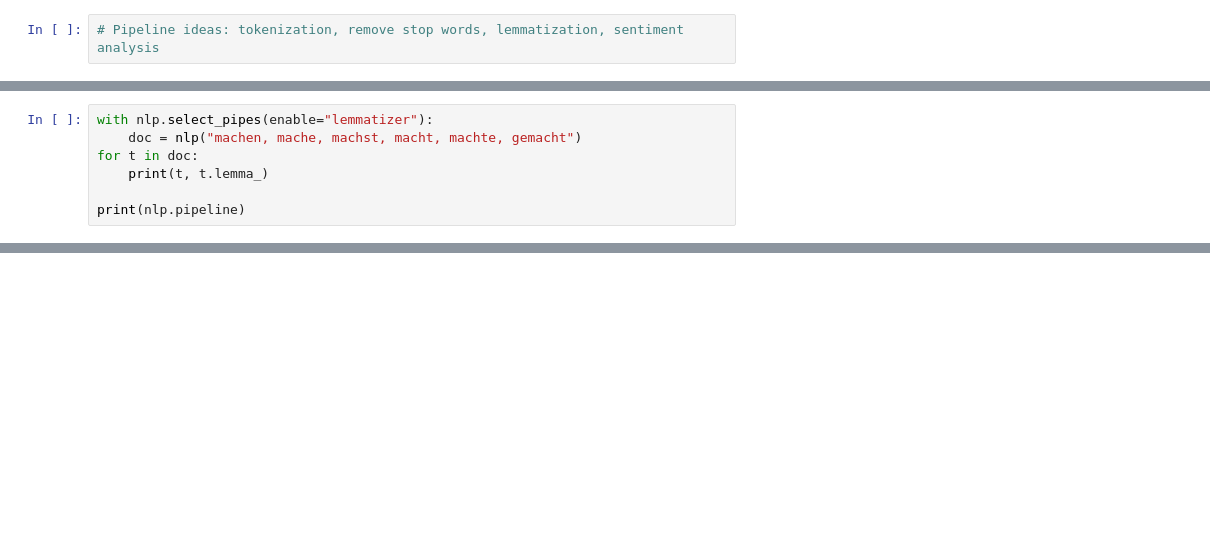
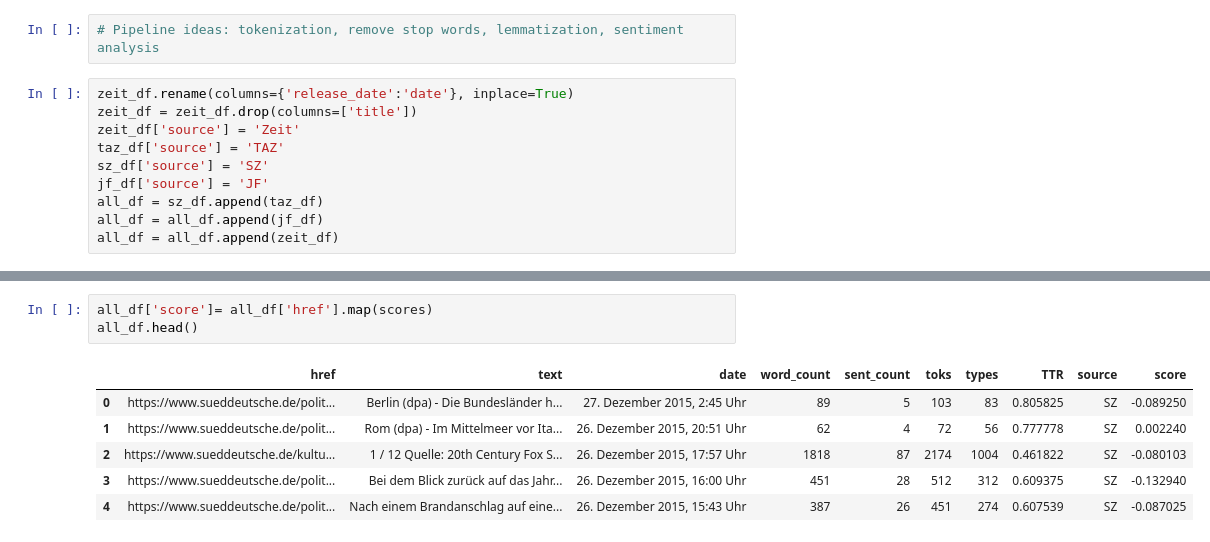
Before and after one commit to Data-Science-for-Linguists-2021/Fl-chtlingskrise-Sentiment-Analysis, a Jupyter notebook: Presentation.ipynb, the cells around one changed output, grey strips where cells are left out. Cells and saved outputs as stored; diff of their text form; blank space fills up the shorter version.

```diff
--- a/Presentation.ipynb
+++ b/Presentation.ipynb
@@ -219,3 +229,13 @@ jf_df.describe()
 # Much to do....
 # %%
 # Pipeline ideas: tokenization, remove stop words, lemmatization, sentiment analysis
+# %%
+zeit_df.rename(columns={'release_date':'date'}, inplace=True)
+zeit_df = zeit_df.drop(columns=['title'])
+zeit_df['source'] = 'Zeit'
+taz_df['source'] = 'TAZ'
+sz_df['source'] = 'SZ'
+jf_df['source'] = 'JF'
+all_df = sz_df.append(taz_df)
+all_df = all_df.append(jf_df)
+all_df = all_df.append(zeit_df)
@@ -326,7 +303,0 @@ len(doc)
-# %%
-with nlp.select_pipes(enable="lemmatizer"):
-    doc = nlp("machen, mache, machst, macht, machte, gemacht")
-for t in doc:
-    print(t, t.lemma_)
-
-print(nlp.pipeline)
@@ -440,0 +325,10 @@ t
+# %%
+all_df['score']= all_df['href'].map(scores)
+all_df.head()
+# %% [output]
+|  | href | text | date | word_count | sent_count | toks | types | TTR | source | score |
+| 0 | https://www.sueddeutsche.de/polit... | Berlin (dpa) - Die Bundesländer h... | 27. Dezember 2015, 2:45 Uhr | 89 | 5 | 103 | 83 | 0.805825 | SZ | -0.089250 |
+| 1 | https://www.sueddeutsche.de/polit... | Rom (dpa) - Im Mittelmeer vor Ita... | 26. Dezember 2015, 20:51 Uhr | 62 | 4 | 72 | 56 | 0.777778 | SZ | 0.002240 |
+| 2 | https://www.sueddeutsche.de/kultu... | 1 / 12 Quelle: 20th Century Fox S... | 26. Dezember 2015, 17:57 Uhr | 1818 | 87 | 2174 | 1004 | 0.461822 | SZ | -0.080103 |
+| 3 | https://www.sueddeutsche.de/polit... | Bei dem Blick zurück auf das Jahr... | 26. Dezember 2015, 16:00 Uhr | 451 | 28 | 512 | 312 | 0.609375 | SZ | -0.132940 |
+| 4 | https://www.sueddeutsche.de/polit... | Nach einem Brandanschlag auf eine... | 26. Dezember 2015, 15:43 Uhr | 387 | 26 | 451 | 274 | 0.607539 | SZ | -0.087025 |
```
Also changed, not shown: parts of 28 cells of this notebook.
